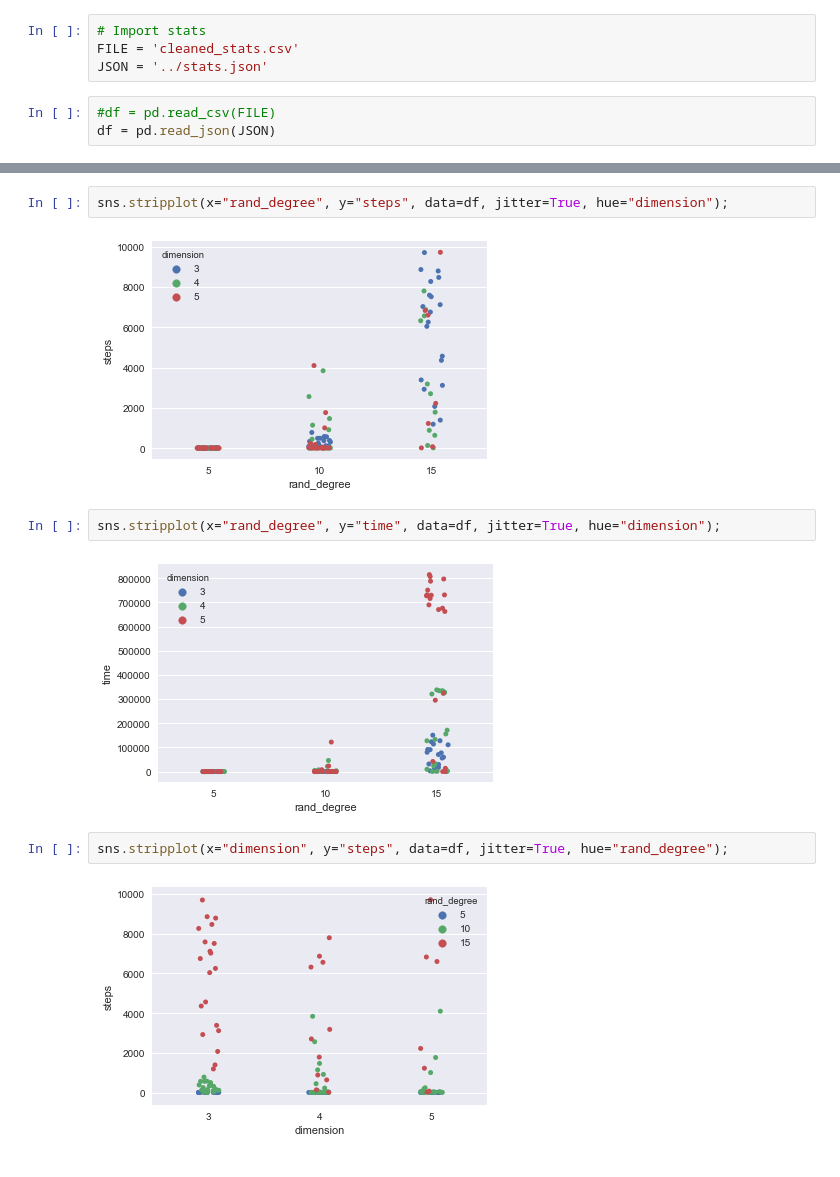
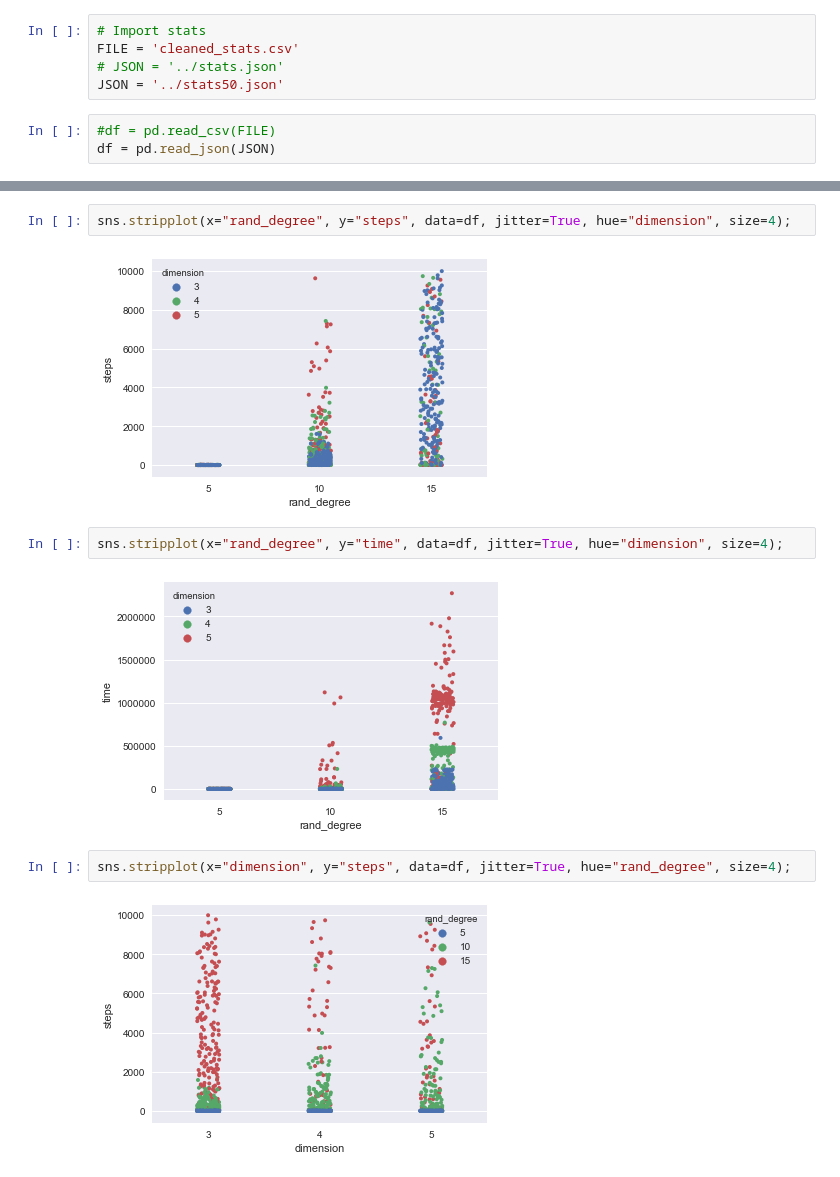
Before and after one commit to ilyakrasnov/ai_project_jce17, a Jupyter notebook: stats/Analysis.ipynb, the cells around one changed output, grey strips where cells are left out. Drawn from its saved outputs; the diff is of its cells as text.

```diff
--- a/stats/Analysis.ipynb
+++ b/stats/Analysis.ipynb
@@ -3,7 +7,8 @@ import pandas as pd
 # %%
 # Import stats
 FILE = 'cleaned_stats.csv'
-JSON = '../stats.json'
+# JSON = '../stats.json'
+JSON = '../stats50.json'
 # %%
 #df = pd.read_csv(FILE)
 df = pd.read_json(JSON)
@@ -52,13 +69,13 @@ g =(g.map(sns.pointplot, "time", "steps").add_legend())
 # %%
-sns.stripplot(x="rand_degree", y="steps", data=df, jitter=True, hue="dimension");
+sns.stripplot(x="rand_degree", y="steps", data=df, jitter=True, hue="dimension", size=4);
 # %% [output]
-[figure, old version]
+[figure, new version]
 # %%
-sns.stripplot(x="rand_degree", y="time", data=df, jitter=True, hue="dimension");
+sns.stripplot(x="rand_degree", y="time", data=df, jitter=True, hue="dimension", size=4);
 # %% [output]
-[figure, old version]
+[figure, new version]
 # %%
-sns.stripplot(x="dimension", y="steps", data=df, jitter=True, hue="rand_degree");
+sns.stripplot(x="dimension", y="steps", data=df, jitter=True, hue="rand_degree", size=4);
 # %% [output]
-[figure, old version]
+[figure, new version]
 # %%
```
Also changed, not shown: parts of 25 cells of this notebook.
